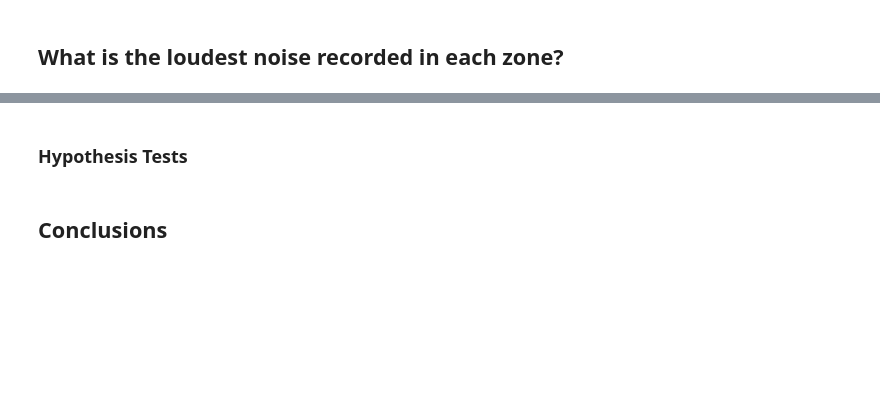
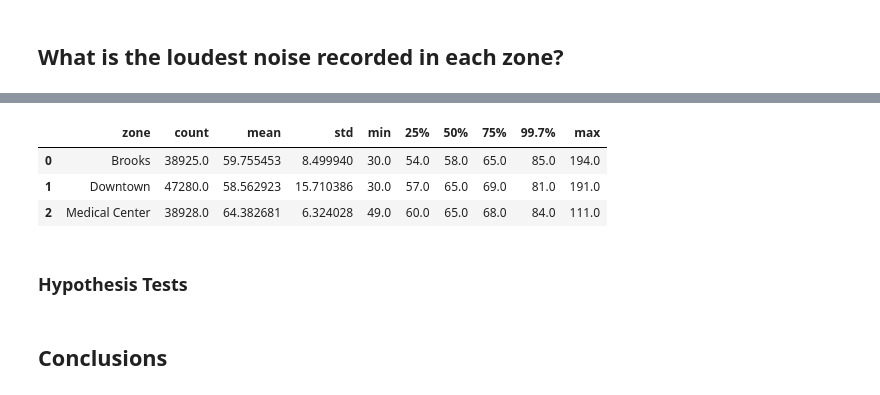
Before and after one commit to Promeos/Smart_San_Antonio, a Jupyter notebook: MVP.ipynb, the cells around one changed output, grey strips where cells are left out. Drawn from its saved outputs; the diff is of its cells as text; code cells hidden in the pictures; blank space fills up the shorter version.

```diff
--- a/MVP.ipynb
+++ b/MVP.ipynb
@@ -194,0 +194,9 @@ df.groupby('zone').noise_level.agg(['min', 'max', 'mean'])
+# %%
+df_noise_stats = df.groupby('zone').noise_level.describe(percentiles=[.25, .75, .997]).reset_index()
+
+df_noise_stats
+# %% [output]
+|  | zone | count | mean | std | min | 25% | 50% | 75% | 99.7% | max |
+| 0 | Brooks | 38925.0 | 59.755453 | 8.499940 | 30.0 | 54.0 | 58.0 | 65.0 | 85.0 | 194.0 |
+| 1 | Downtown | 47280.0 | 58.562923 | 15.710386 | 30.0 | 57.0 | 65.0 | 69.0 | 81.0 | 191.0 |
+| 2 | Medical Center | 38928.0 | 64.382681 | 6.324028 | 49.0 | 60.0 | 65.0 | 68.0 | 84.0 | 111.0 |
```
Also changed, not shown: parts of 6 cells of this notebook, 3 other files.
